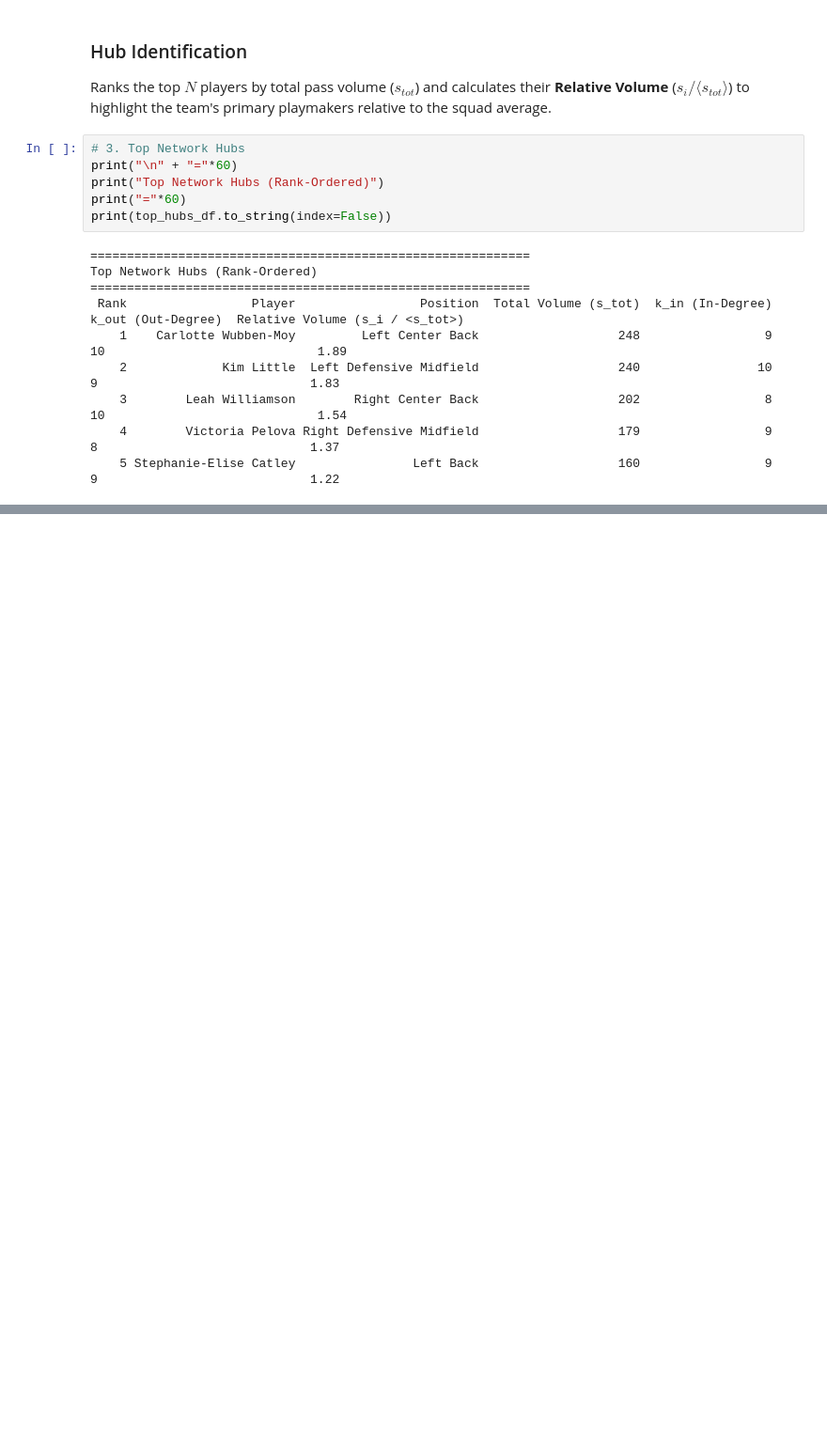
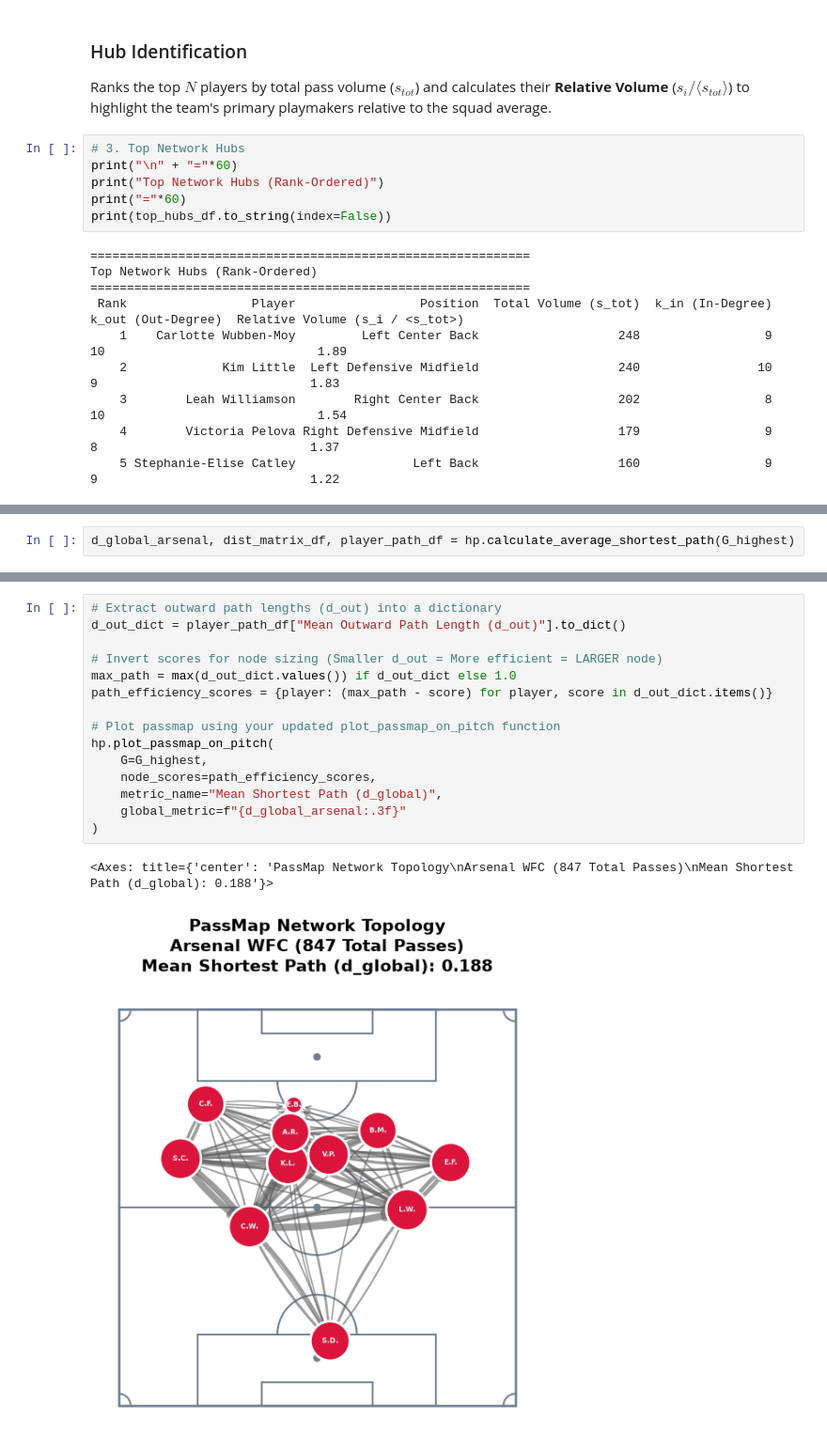
Before and after one commit to LukeBirkett/study-planner, a Jupyter notebook: 981G5_Network_Science/assessment/code/notebook_1.ipynb, the cells around one changed output, grey strips where cells are left out. Shown at 94% size. Drawn from its saved outputs; the diff is of its cells as text; blank space fills up the shorter version.

```diff
--- a/981G5_Network_Science/assessment/code/notebook_1.ipynb
+++ b/981G5_Network_Science/assessment/code/notebook_1.ipynb
@@ -438,0 +440,2 @@ Top Network Hubs (Rank-Ordered)
+# %%
+d_global_arsenal, dist_matrix_df, player_path_df = hp.calculate_average_shortest_path(G_highest)
@@ -438,0 +487,18 @@ Top Network Hubs (Rank-Ordered)
+# %%
+# Extract outward path lengths (d_out) into a dictionary
+d_out_dict = player_path_df["Mean Outward Path Length (d_out)"].to_dict()
+
+# Invert scores for node sizing (Smaller d_out = More efficient = LARGER node)
+max_path = max(d_out_dict.values()) if d_out_dict else 1.0
+path_efficiency_scores = {player: (max_path - score) for player, score in d_out_dict.items()}
+
+# Plot passmap using your updated plot_passmap_on_pitch function
+hp.plot_passmap_on_pitch(
+    G=G_highest,
+    node_scores=path_efficiency_scores,
+    metric_name="Mean Shortest Path (d_global)",
+    global_metric=f"{d_global_arsenal:.3f}"
+)
+# %% [output]
+<Axes: title={'center': 'PassMap Network Topology\nArsenal WFC (847 Total Passes)\nMean Shortest Path (d_global): 0.188'}>
+[figure, added]
```
Also changed, not shown: parts of 10 cells of this notebook, 2 other files.
